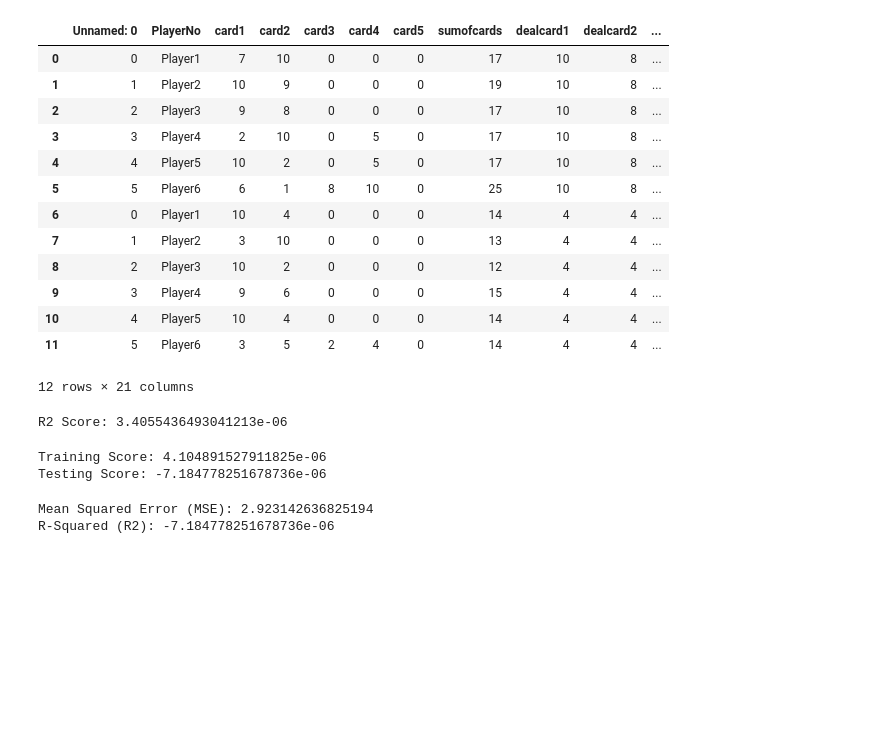
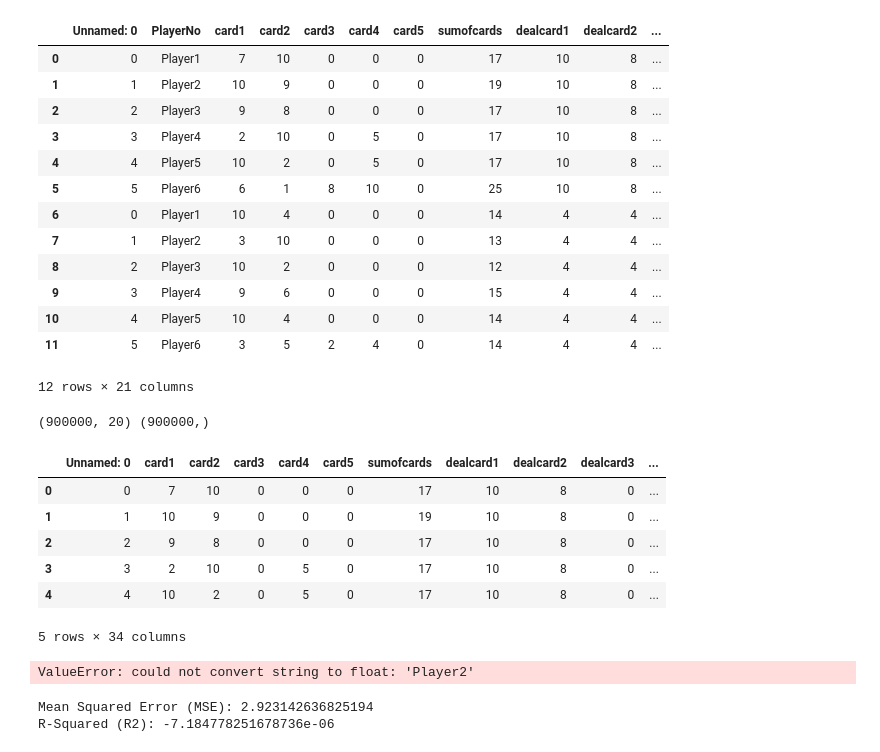
Before and after one commit to csuchite/BlackJack_Machine_learning, a Jupyter notebook: neural networks with keras.ipynb, the cells around one changed output. Saved outputs shown, nothing was run; the diff lists cells and outputs as text; code cells hidden in the pictures; blank space fills up the shorter version.

Commit message:
updating the neural network with binary codes

```diff
--- a/neural networks with keras.ipynb
+++ b/neural networks with keras.ipynb
@@ -31,26 +31,3 @@ blackJack.head(12)
 # Use train_test_split to create a training and testing on the black jack data
 from sklearn.datasets import make_classification
 from sklearn.model_selection import train_test_split
-# %%
-# Creating the model to use LinearRegression
-
-model = LinearRegression()
-model.fit(X,y)
-score = model.score(X,y)
-print(f'R2 Score: {score}')
-# %% [output]
-R2 Score: 3.4055436493041213e-06
-# %%
-# Fit the model to the training data and calculate the scores for the training and testing data
-
-X_train, X_test, y_train, y_test = train_test_split(X, y, random_state=42)
-
-model = LinearRegression()
-model.fit(X_train, y_train)
-training_score = model.score(X_train, y_train)
-testing_score = model.score(X_test, y_test)
-print(f'Training Score: {training_score}')
-print(f'Testing Score: {testing_score}')
-# %% [output]
-Training Score: 4.104891527911825e-06
-Testing Score: -7.184778251678736e-06
@@ -58,0 +34,6 @@ from sklearn.metrics import mean_squared_error, r2_score
+# %%
+X = blackJack.drop('winloss', 'Unnamed: 0' axis=1)
+y = blackJack['winloss']
+print(X.shape, y.shape)
+# %% [output]
+(900000, 20) (900000,)
@@ -58,0 +44,13 @@ from sklearn.metrics import mean_squared_error, r2_score
+# %%
+data = X.copy()
+
+data_binary_encoded = pd.get_dummies(data)
+data_binary_encoded.head()
+# %% [output]
+|  | Unnamed: 0 | card1 | card2 | card3 | card4 | card5 | sumofcards | dealcard1 | dealcard2 | dealcard3 | ... |
+| 0 | 0 | 7 | 10 | 0 | 0 | 0 | 17 | 10 | 8 | 0 | ... |
+| 1 | 1 | 10 | 9 | 0 | 0 | 0 | 19 | 10 | 8 | 0 | ... |
+| 2 | 2 | 9 | 8 | 0 | 0 | 0 | 17 | 10 | 8 | 0 | ... |
+| 3 | 3 | 2 | 10 | 0 | 5 | 0 | 17 | 10 | 8 | 0 | ... |
+| 4 | 4 | 10 | 2 | 0 | 5 | 0 | 17 | 10 | 8 | 0 | ... |
+5 rows × 34 columns
@@ -59,3 +59,9 @@ from sklearn.metrics import mean_squared_error, r2_score
+# %%
+X_scaler = MinMaxScaler().fit(X_train)
+X_train_scaled = X_scaler.transform(X_train)
+X_test_scaled = X_scaler.transform(X_test)
+# %% [output]
+ValueError: could not convert string to float: 'Player2'
 # %%
 # Find the mean square error and the r squared
 
```
Also changed, not shown: parts of 4 cells of this notebook.
